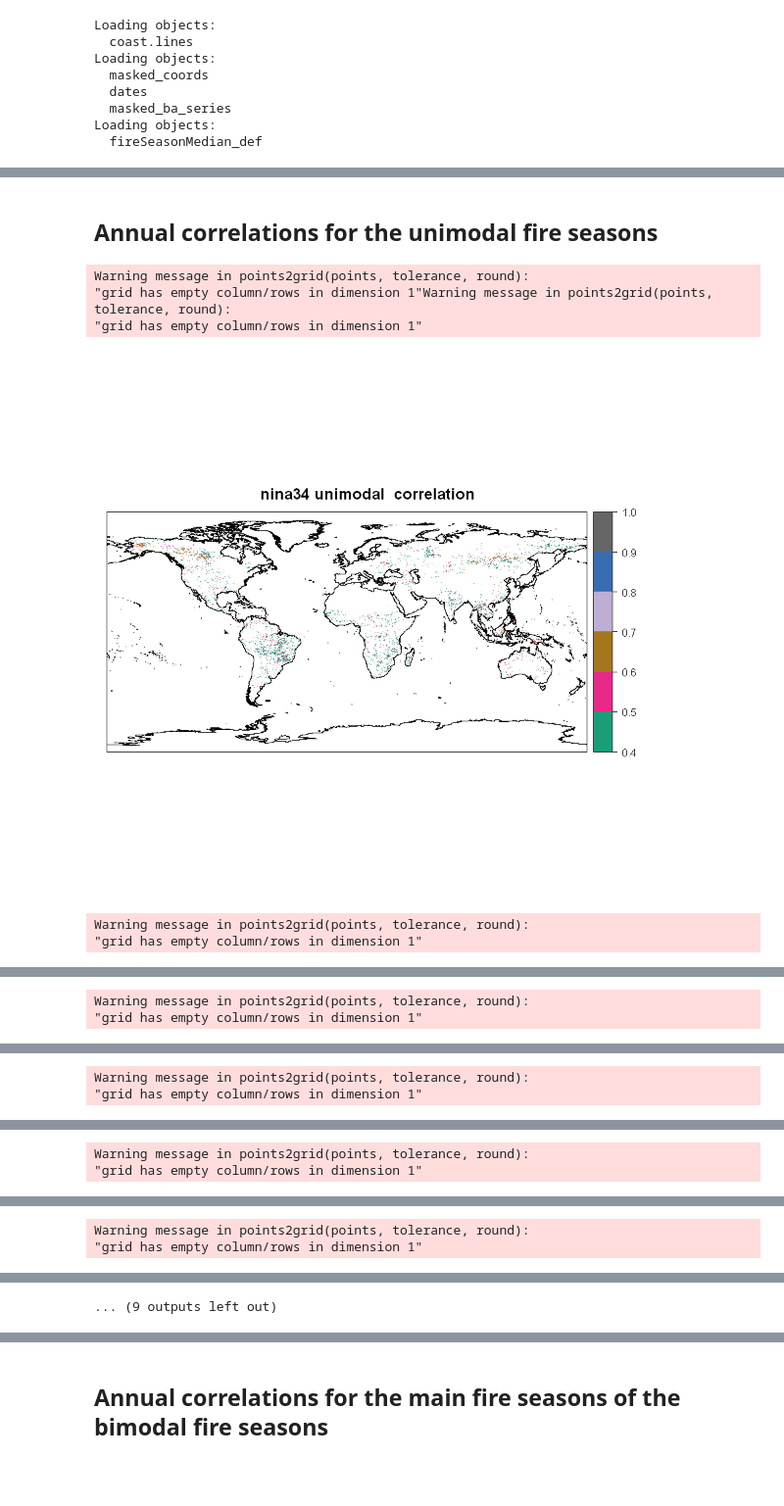
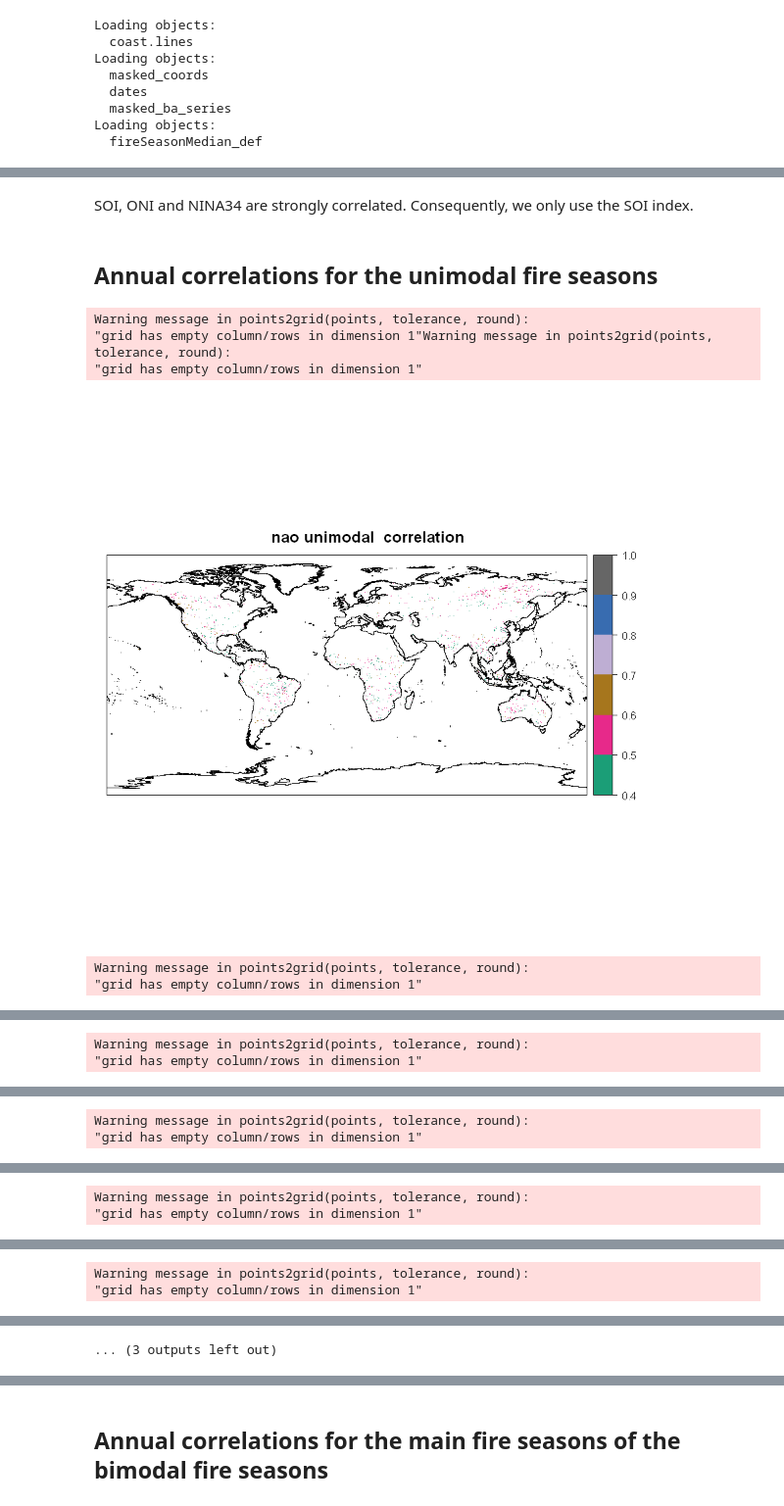
Before and after one commit to MarcosVM98/TFM, a Jupyter notebook: notebooks/Correlation.ipynb, the cells around one changed output, grey strips where cells are left out. Shown at 98% size. Saved outputs shown, nothing was run; the diff lists cells and outputs as text; code cells hidden in the pictures; blank space fills up the shorter version.

```diff
--- a/notebooks/Correlation.ipynb
+++ b/notebooks/Correlation.ipynb
@@ -78,2 +119,5 @@ colnames(scand) = c("Year", 'Jan', 'Feb', 'Mar', 'Apr', 'May', 'Jun', 'Jul', 'Au
 # %%
-soi = read.table("CPC/soi.txt", skip = 4, nrows = 70, col.names = c("Year", 'Jan', 'Feb', 'Mar', 'Apr', 'May', 'Jun', 'Jul', 'Aug', 'Sep', 'Oct', 'Nov', 'Dec'))
+soi = read.table("CPC/soi.txt", skip = 88, ,nrows = 70,
+                 col.names = c("Year", 'Jan', 'Feb', 'Mar', 'Apr', 'May', 'Jun', 'Jul', 'Aug', 'Sep', 'Oct', 'Nov', 'Dec'))
+mean(as.matrix(soi[31:60,-1]))
+sd(as.matrix(soi[31:60,-1]))
@@ -84,22 +150,24 @@ colnames(wp) = c("Year", 'Jan', 'Feb', 'Mar', 'Apr', 'May', 'Jun', 'Jul', 'Aug',
+# %% [markdown]
+SOI, ONI and NINA34 are strongly correlated. Consequently, we only use the SOI index.
 # %% [markdown]
 ## Annual correlations for the unimodal fire seasons
 # %%
 corr.df = masked_coords
-corr.df = corr.annual(nina34, 'nina34', corr.df, mode = 'unimodal')
-corr.df = corr.annual(oni, 'oni', corr.df, mode = 'unimodal')
+#corr.df = corr.annual(nina34, 'nina34', corr.df, mode = 'unimodal')
+#corr.df = corr.annual(oni, 'oni', corr.df, mode = 'unimodal')
 corr.df = corr.annual(nao, 'nao', corr.df, mode = 'unimodal')
 corr.df = corr.annual(poleur, 'poleur', corr.df, mode = 'unimodal')
 corr.df = corr.annual(ea, 'ea', corr.df, mode = 'unimodal')
 corr.df = corr.annual(eawr, 'eawr', corr.df, mode = 'unimodal')
-corr.df = corr.annual(epnp, 'epnp', corr.df, mode = 'unimodal')
+#corr.df = corr.annual(epnp, 'epnp', corr.df, mode = 'unimodal')
 corr.df = corr.annual(pna, 'pna', corr.df, mode = 'unimodal')
 corr.df = corr.annual(soi, 'soi', corr.df, mode = 'unimodal')
 corr.df = corr.annual(scand, 'scand', corr.df, mode = 'unimodal')
 corr.df = corr.annual(wp, 'wp', corr.df, mode = 'unimodal')
 # %% [output]
 Warning message in points2grid(points, tolerance, round):
 "grid has empty column/rows in dimension 1"Warning message in points2grid(points, tolerance, round):
 "grid has empty column/rows in dimension 1"
-[figure, old version]
+[figure, new version]
 Warning message in points2grid(points, tolerance, round):
 "grid has empty column/rows in dimension 1"
@@ -119 +187 @@ Warning message in points2grid(points, tolerance, round):
-... (9 outputs left out)
+... (3 outputs left out)
```
Also changed, not shown: parts of 21 cells of this notebook, 6 other files.
